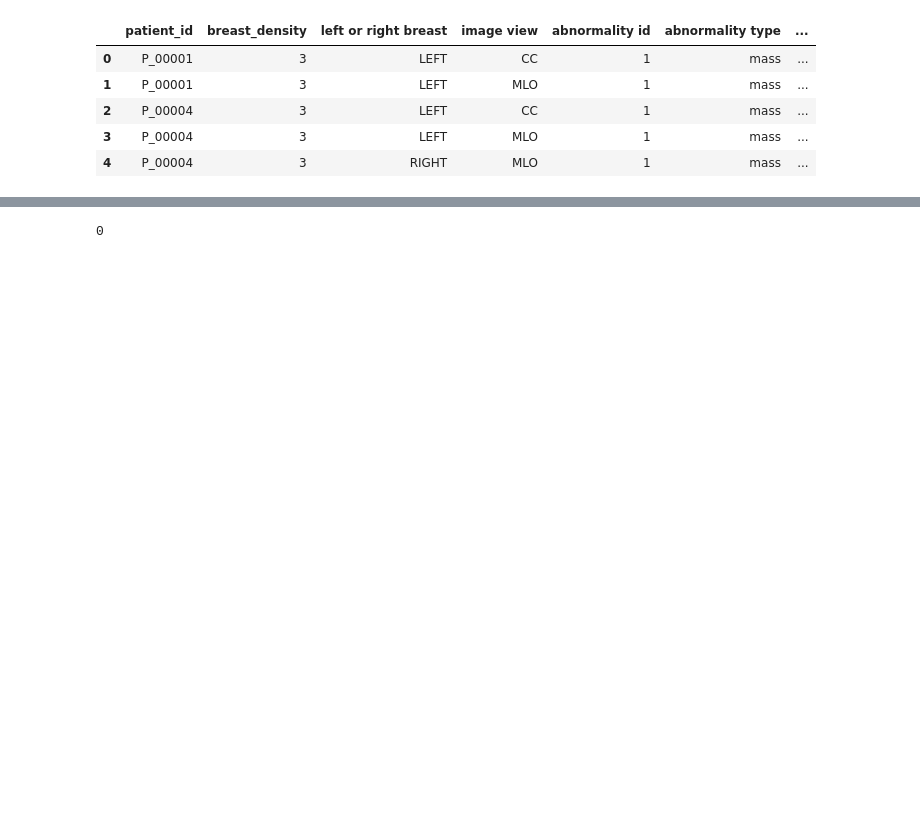
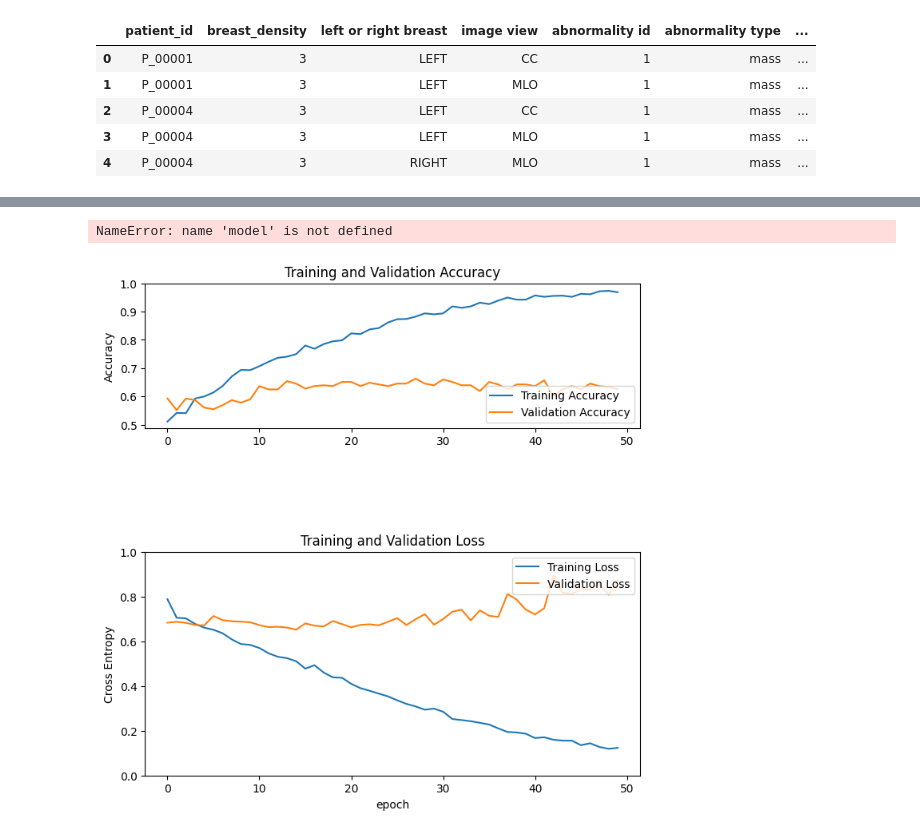
Before and after one commit to RuthJoanna0613/breast_cancer_image_processing, a Jupyter notebook: jupyter/dataset_eploration.ipynb, the cells around one changed output, grey strips where cells are left out. Cells and saved outputs as stored; diff of their text form; code cells hidden in the pictures; blank space fills up the shorter version.

```diff
--- a/jupyter/dataset_eploration.ipynb
+++ b/jupyter/dataset_eploration.ipynb
@@ -42,5 +59,6 @@ mass_train["PatientID"] = patient_ids
 # %%
 mass_train = mass_train.merge(dicom_dataset[["PatientID", "image_path"]], on='PatientID', how='inner')
+mass_test = mass_test.merge(dicom_dataset[["PatientID", "image_path"]], on='PatientID', how='inner')
 # %%
 image_paths = mass_train["image_path"].values
 image_cropped_paths = []
@@ -236,5 +125,0 @@ IsADirectoryError: [Errno 21] Is a directory: '../dataset/jpeg/1.3.6.1.4.1.9590.
-# %%
-
-print(len(train_images))
-# %% [output]
-0
@@ -240,0 +135,51 @@ print(len(train_images))
+# %%
+model = tf.keras.applications.inception_v3.InceptionV3(include_top=False, input_shape=(229, 229, 3),  weights='imagenet')
+for layer in model.layers:
+    layer.trainable = False
+
+x = Flatten()(model.output)
+x = tf.keras.layers.Dropout(0.4)(x)
+x = Dense(128, activation='relu')(x)
+x = tf.keras.layers.Dropout(0.3)(x)
+x = Dense(128, activation='relu')(x)
+x = tf.keras.layers.Dropout(0.4)(x)
+x = Dense(32, activation='relu')(x)
+x = Dense(1, activation='sigmoid')(x)
+
+model = Model(model.input, x)
+
+model.compile(loss='binary_crossentropy', optimizer=tf.keras.optimizers.Adam(learning_rate=1e-5), metrics=['accuracy', tf.keras.metrics.AUC()])
+# %%
+history = model.fit(x=X_train, y=Y_train, epochs=50, batch_size=32, validation_data=(X_test, Y_test))
+# %% [output]
+NameError: name 'model' is not defined
+# %%
+acc = history.history['accuracy']
+val_acc = history.history['val_accuracy']
+
+loss = history.history['loss']
+val_loss = history.history['val_loss']
+
+auc = history.history['auc_5']
+val_auc = history.history['val_auc_5']
+
+plt.figure(figsize=(8, 8))
+plt.subplot(3, 1, 1)
+plt.plot(acc, label='Training Accuracy')
+plt.plot(val_acc, label='Validation Accuracy')
+plt.legend(loc='lower right')
+plt.ylabel('Accuracy')
+plt.ylim([min(plt.ylim()),1])
+plt.title('Training and Validation Accuracy')
+
+plt.subplot(2, 1, 2)
+plt.plot(loss, label='Training Loss')
+plt.plot(val_loss, label='Validation Loss')
+plt.legend(loc='upper right')
+plt.ylabel('Cross Entropy')
+plt.ylim([0,1.0])
+plt.title('Training and Validation Loss')
+plt.xlabel('epoch')
+plt.show()
+# %% [output]
+[figure, added]
```
Also changed, not shown: parts of 24 cells of this notebook, 6 other files.
